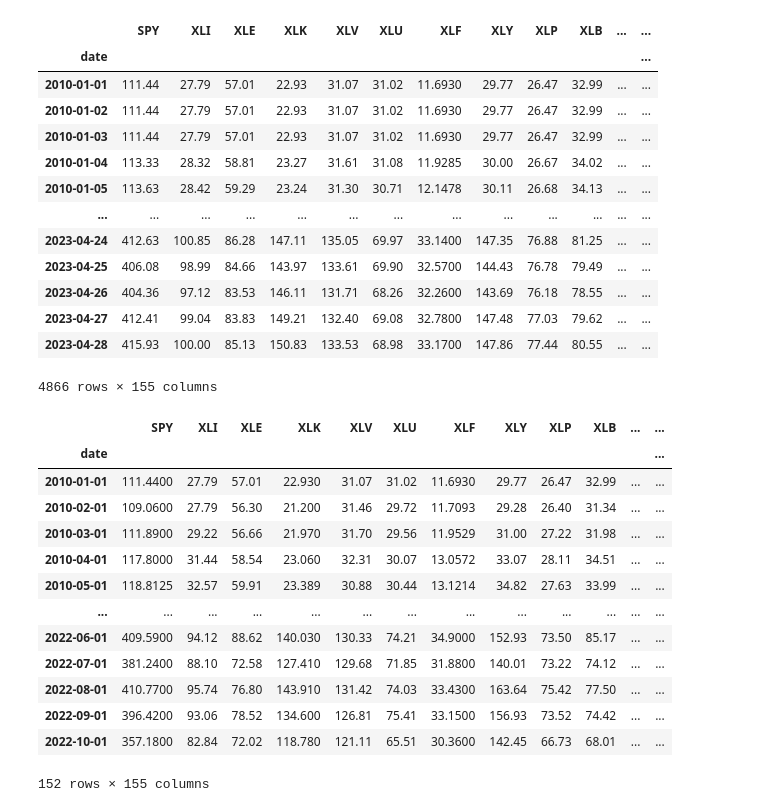
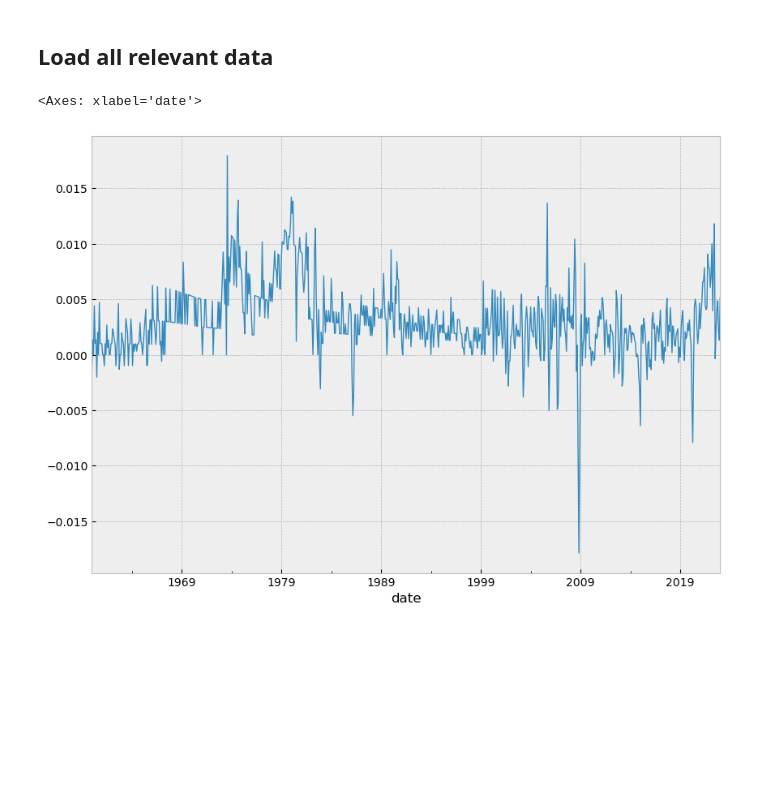
Before and after one commit to dcuoliveira/cml-fin, a Jupyter notebook: src/merge_etfs_macro.ipynb, the cells around one changed output. Saved outputs shown, nothing was run; the diff lists cells and outputs as text; code cells hidden in the pictures; blank space fills up the shorter version.

Commit message:
add merge etfs jupyter

```diff
--- a/src/merge_etfs_macro.ipynb
+++ b/src/merge_etfs_macro.ipynb
@@ -3,50 +3,32 @@ import os
 import pandas as pd
 import matplotlib.pyplot as plt
 import seaborn as sns
+import matplotlib as mpl
 
 dir_path = os.getcwd()
 plt.style.use("bmh")
+mpl.rcParams['lines.linewidth'] = 1
+# %% [markdown]
+## Load all relevant data
 # %%
 etfs_df = pd.read_csv(os.path.join(dir_path, "data", "inputs", "etfs_full.csv"))
 etfs_df["date"] = pd.to_datetime(etfs_df["date"])
+# set date as index to make it easier to merge with macro data
 etfs_df.set_index("date", inplace=True)
+# resample to daily frequency and forward fill (this will make it easier to merge with macro data)
 etfs_df = etfs_df.resample("D").last().ffill()
 
 features = pd.read_csv(os.path.join(dir_path, "data", "inputs", "fredmd_transf_df.csv"))
 features["date"] = pd.to_datetime(features["date"])
+# set date as index to make it easier to merge with etfs data
 features.set_index("date", inplace=True)
 
-merge_df = pd.merge(etfs_df.loc["2010-01-01":, :].dropna(axis=1, how="any"), features, how="left", left_index=True, right_index=True)
-merge_df
+features_level = pd.read_csv(os.path.join(dir_path, "data", "inputs", "fredmd_raw_df.csv"))
+features_level["date"] = pd.to_datetime(features_level["date"])
+# set date as index to make it easier to merge with etfs data
+features_level.set_index("date", inplace=True)
-# %% [output]
-|  | SPY | XLI | XLE | XLK | XLV | XLU | XLF | XLY | XLP | XLB | ... | ... |
-| date |  |  |  |  |  |  |  |  |  |  |  | ... |
-| 2010-01-01 | 111.44 | 27.79 | 57.01 | 22.93 | 31.07 | 31.02 | 11.6930 | 29.77 | 26.47 | 32.99 | ... | ... |
-| 2010-01-02 | 111.44 | 27.79 | 57.01 | 22.93 | 31.07 | 31.02 | 11.6930 | 29.77 | 26.47 | 32.99 | ... | ... |
-| 2010-01-03 | 111.44 | 27.79 | 57.01 | 22.93 | 31.07 | 31.02 | 11.6930 | 29.77 | 26.47 | 32.99 | ... | ... |
-| 2010-01-04 | 113.33 | 28.32 | 58.81 | 23.27 | 31.61 | 31.08 | 11.9285 | 30.00 | 26.67 | 34.02 | ... | ... |
-| 2010-01-05 | 113.63 | 28.42 | 59.29 | 23.24 | 31.30 | 30.71 | 12.1478 | 30.11 | 26.68 | 34.13 | ... | ... |
-| ... | ... | ... | ... | ... | ... | ... | ... | ... | ... | ... | ... | ... |
-| 2023-04-24 | 412.63 | 100.85 | 86.28 | 147.11 | 135.05 | 69.97 | 33.1400 | 147.35 | 76.88 | 81.25 | ... | ... |
-| 2023-04-25 | 406.08 | 98.99 | 84.66 | 143.97 | 133.61 | 69.90 | 32.5700 | 144.43 | 76.78 | 79.49 | ... | ... |
-| 2023-04-26 | 404.36 | 97.12 | 83.53 | 146.11 | 131.71 | 68.26 | 32.2600 | 143.69 | 76.18 | 78.55 | ... | ... |
-| 2023-04-27 | 412.41 | 99.04 | 83.83 | 149.21 | 132.40 | 69.08 | 32.7800 | 147.48 | 77.03 | 79.62 | ... | ... |
-| 2023-04-28 | 415.93 | 100.00 | 85.13 | 150.83 | 133.53 | 68.98 | 33.1700 | 147.86 | 77.44 | 80.55 | ... | ... |
-4866 rows × 155 columns
-# %%
-merge_df.dropna()
-# %% [output]
-|  | SPY | XLI | XLE | XLK | XLV | XLU | XLF | XLY | XLP | XLB | ... | ... |
-| date |  |  |  |  |  |  |  |  |  |  |  | ... |
-| 2010-01-01 | 111.4400 | 27.79 | 57.01 | 22.930 | 31.07 | 31.02 | 11.6930 | 29.77 | 26.47 | 32.99 | ... | ... |
-| 2010-02-01 | 109.0600 | 27.79 | 56.30 | 21.200 | 31.46 | 29.72 | 11.7093 | 29.28 | 26.40 | 31.34 | ... | ... |
-| 2010-03-01 | 111.8900 | 29.22 | 56.66 | 21.970 | 31.70 | 29.56 | 11.9529 | 31.00 | 27.22 | 31.98 | ... | ... |
-| 2010-04-01 | 117.8000 | 31.44 | 58.54 | 23.060 | 32.31 | 30.07 | 13.0572 | 33.07 | 28.11 | 34.51 | ... | ... |
-| 2010-05-01 | 118.8125 | 32.57 | 59.91 | 23.389 | 30.88 | 30.44 | 13.1214 | 34.82 | 27.63 | 33.99 | ... | ... |
-| ... | ... | ... | ... | ... | ... | ... | ... | ... | ... | ... | ... | ... |
-| 2022-06-01 | 409.5900 | 94.12 | 88.62 | 140.030 | 130.33 | 74.21 | 34.9000 | 152.93 | 73.50 | 85.17 | ... | ... |
-| 2022-07-01 | 381.2400 | 88.10 | 72.58 | 127.410 | 129.68 | 71.85 | 31.8800 | 140.01 | 73.22 | 74.12 | ... | ... |
-| 2022-08-01 | 410.7700 | 95.74 | 76.80 | 143.910 | 131.42 | 74.03 | 33.4300 | 163.64 | 75.42 | 77.50 | ... | ... |
-| 2022-09-01 | 396.4200 | 93.06 | 78.52 | 134.600 | 126.81 | 75.41 | 33.1500 | 156.93 | 73.52 | 74.42 | ... | ... |
-| 2022-10-01 | 357.1800 | 82.84 | 72.02 | 118.780 | 121.11 | 65.51 | 30.3600 | 142.45 | 66.73 | 68.01 | ... | ... |
-152 rows × 155 columns
+# %%
+features["CPIAUCSL"].plot(figsize=(10, 7))
+# %% [output]
+<Axes: xlabel='date'>
+[figure, added]
```
Also changed, not shown: parts of 11 cells of this notebook.
